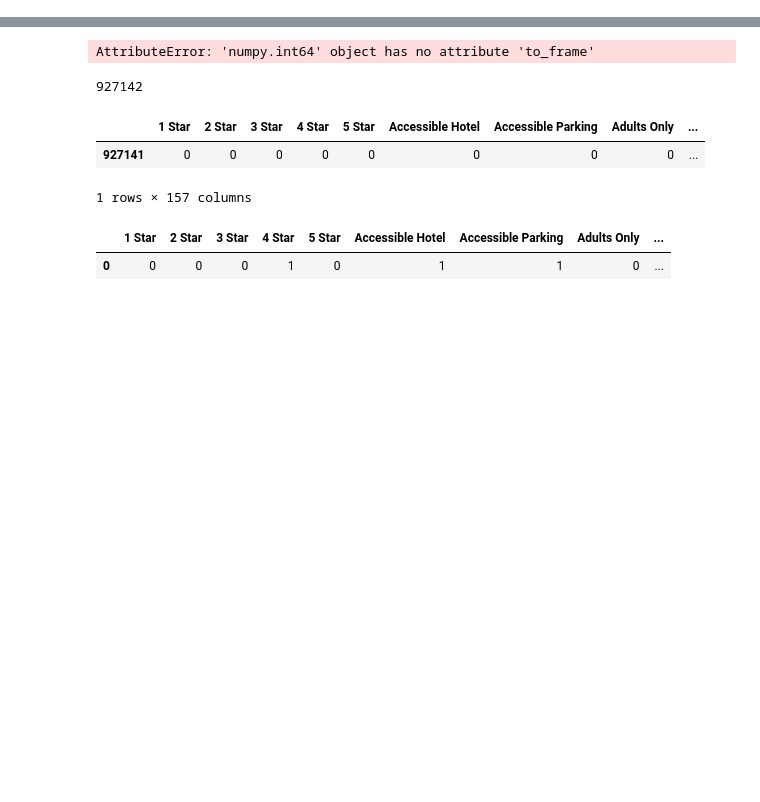
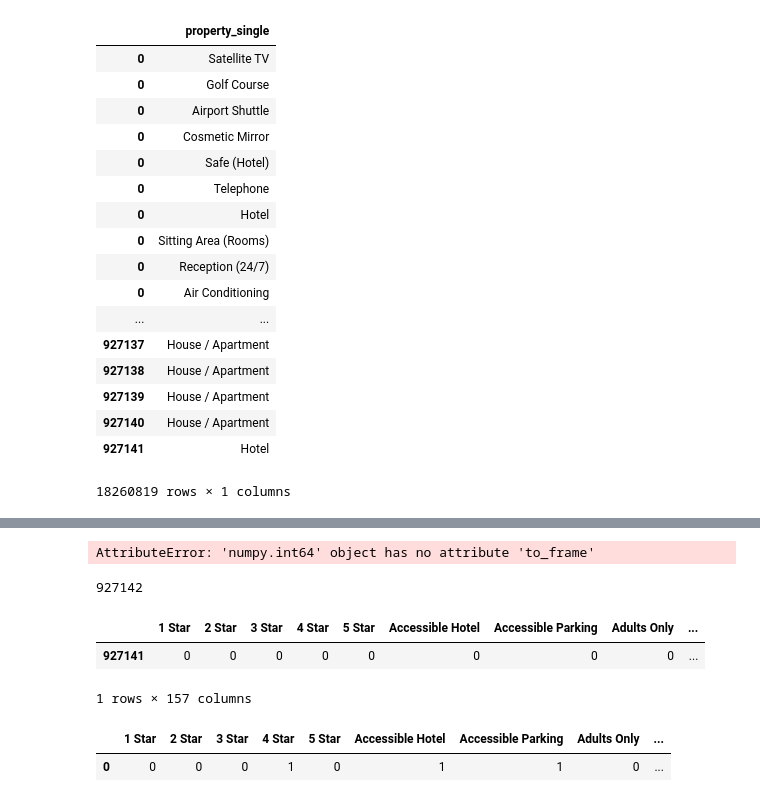
Before and after one commit to sooah/trivago_RecSys_Challenge_2019, a Jupyter notebook: meta_arrange.ipynb, the cells around one changed output, grey strips where cells are left out. Saved outputs shown, nothing was run; the diff lists cells and outputs as text; code cells hidden in the pictures; blank space fills up the shorter version.

```diff
--- a/meta_arrange.ipynb
+++ b/meta_arrange.ipynb
@@ -16,4 +57,24 @@ split_ = split.apply(lambda x : pd.Series(x))
 # %%
 split_sin = split_.stack().reset_index(level=1,drop=True).to_frame('property_single')
+split_sin
+# %% [output]
+|  | property_single |
+| 0 | Satellite TV |
+| 0 | Golf Course |
+| 0 | Airport Shuttle |
+| 0 | Cosmetic Mirror |
+| 0 | Safe (Hotel) |
+| 0 | Telephone |
+| 0 | Hotel |
+| 0 | Sitting Area (Rooms) |
+| 0 | Reception (24/7) |
+| 0 | Air Conditioning |
+| ... | ... |
+| 927137 | House / Apartment |
+| 927138 | House / Apartment |
+| 927139 | House / Apartment |
+| 927140 | House / Apartment |
+| 927141 | Hotel |
+18260819 rows × 1 columns
 # %%
 property_single = split_sin['property_single'].unique()
```
Also changed, not shown: parts of 9 cells of this notebook.
